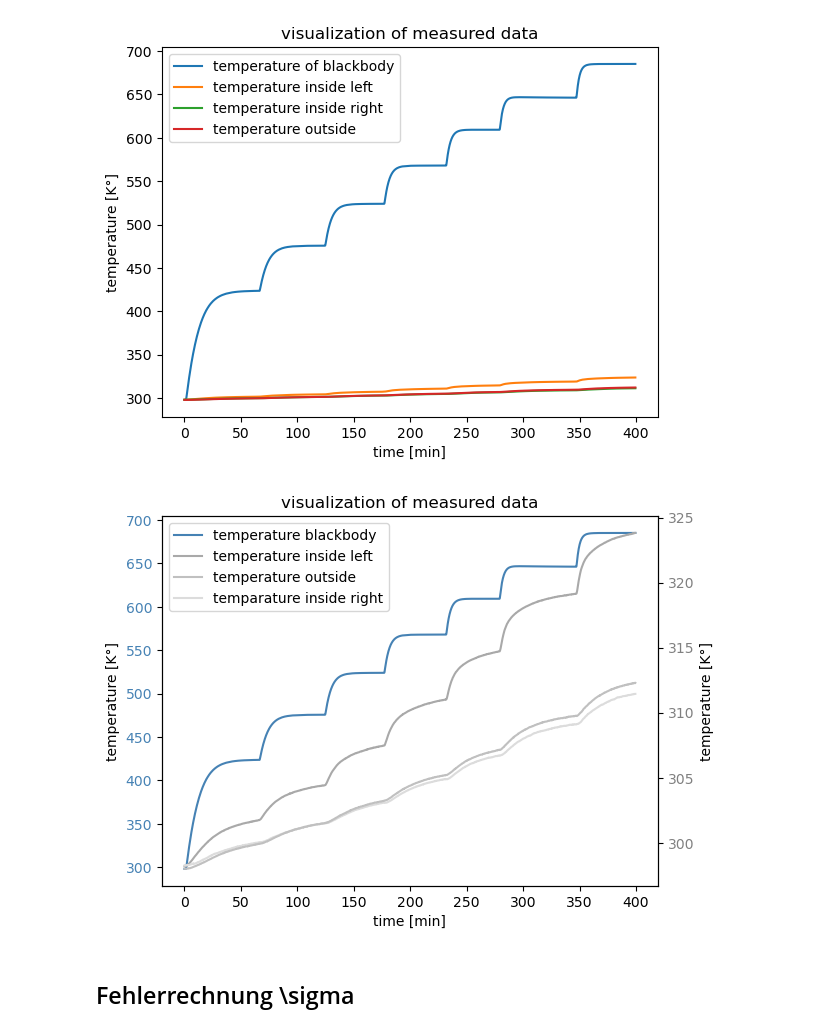
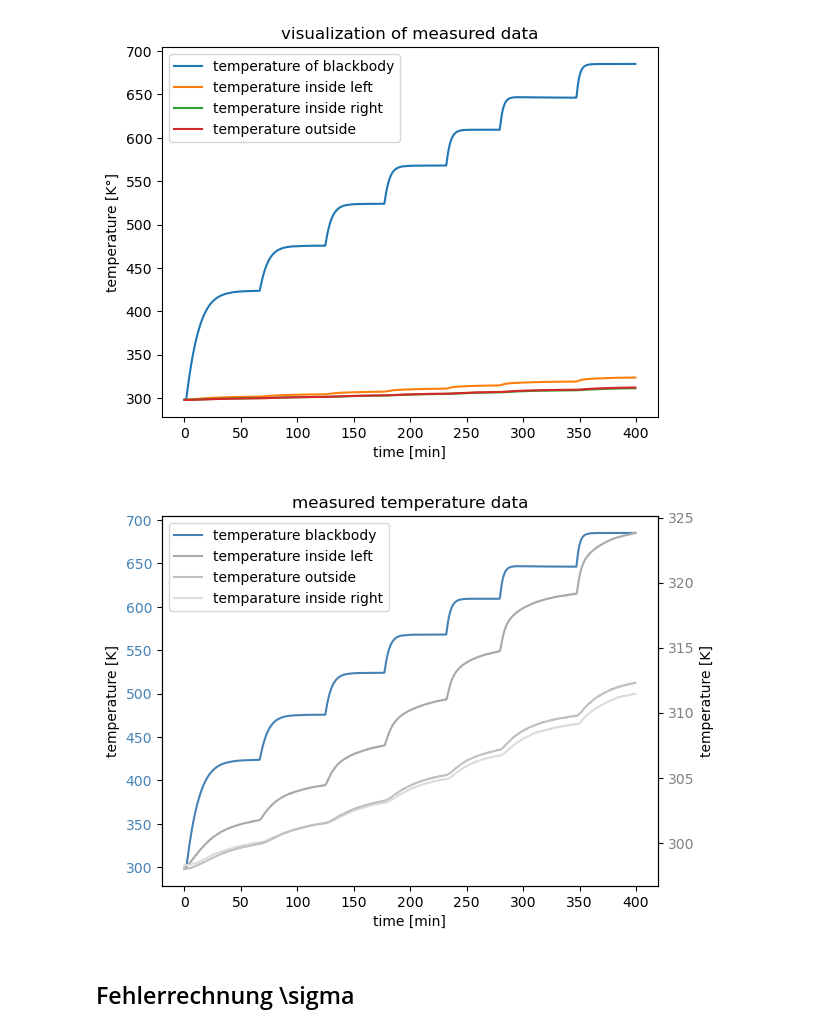
Before and after one commit to linuswespunibas/stefan_boltzmann_constant, a Jupyter notebook: boltzmann.ipynb, the cells around one changed output. Drawn from its saved outputs; the diff is of its cells as text; code cells hidden in the pictures.

```diff
--- a/boltzmann.ipynb
+++ b/boltzmann.ipynb
@@ -217,47 +217,49 @@ plt.show()
 # improved plot
 import numpy as np
 import matplotlib.pyplot as plt
+
+# test
 
 
 # Create Plot
 fig, ax1 = plt.subplots()
 
 ax1.set_xlabel('time [min]')
-ax1.set_ylabel('temperature [K°]')
+ax1.set_ylabel('temperature [K]')
 # ax1.plot(time, temp_boltzmann, color = 'red', label="temperature blackbody")
 
 plot_1 = ax1.plot(time, temp_boltzmann, color = 'steelblue', label="temperature blackbody")
 
 ax1.tick_params(axis ='y', labelcolor = 'steelblue')
 #ax1.legend()
 
 # Adding Twin Axes
 
 ax2 = ax1.twinx()
 
-ax2.set_ylabel('temperature [K°]')
+ax2.set_ylabel('temperature [K]')
 
 # ax2.plot(time, temp_inside_left, color = 'slateblue', label="temperature inside left")
 # ax2.plot(time, temp_inside_right, color = 'cornflowerblue', label="temparature inside right")
 # ax2.plot(time, temp_outside, color = 'royalblue', label="temperature outside")
 
 plot_2 = ax2.plot(time, temp_inside_left, color = 'darkgrey', label="temperature inside left")
 plot_3 = ax2.plot(time, temp_inside_right, color = 'gainsboro', label="temparature inside right")
 plot_4 = ax2.plot(time, temp_outside, color = 'silver', label="temperature outside")
 
 ax2.tick_params(axis ='y', labelcolor = 'gray')
 
 # legend
-plt.title("visualization of measured data")
+plt.title("measured temperature data")
 lns = plot_1 + plot_2 + plot_4 + plot_3
 labels = [l.get_label() for l in lns]
 plt.legend(lns, labels, loc=0)
 
 plt.savefig("data_visualization.pdf")
 
 plt.show()
 # %% [output]
-[figure, old version]
+[figure, new version]
 # %% [markdown]
 ## Fehlerrechnung \sigma
 # %% [markdown]
```
Also changed, not shown: parts of 2 cells of this notebook, 2 other files.
